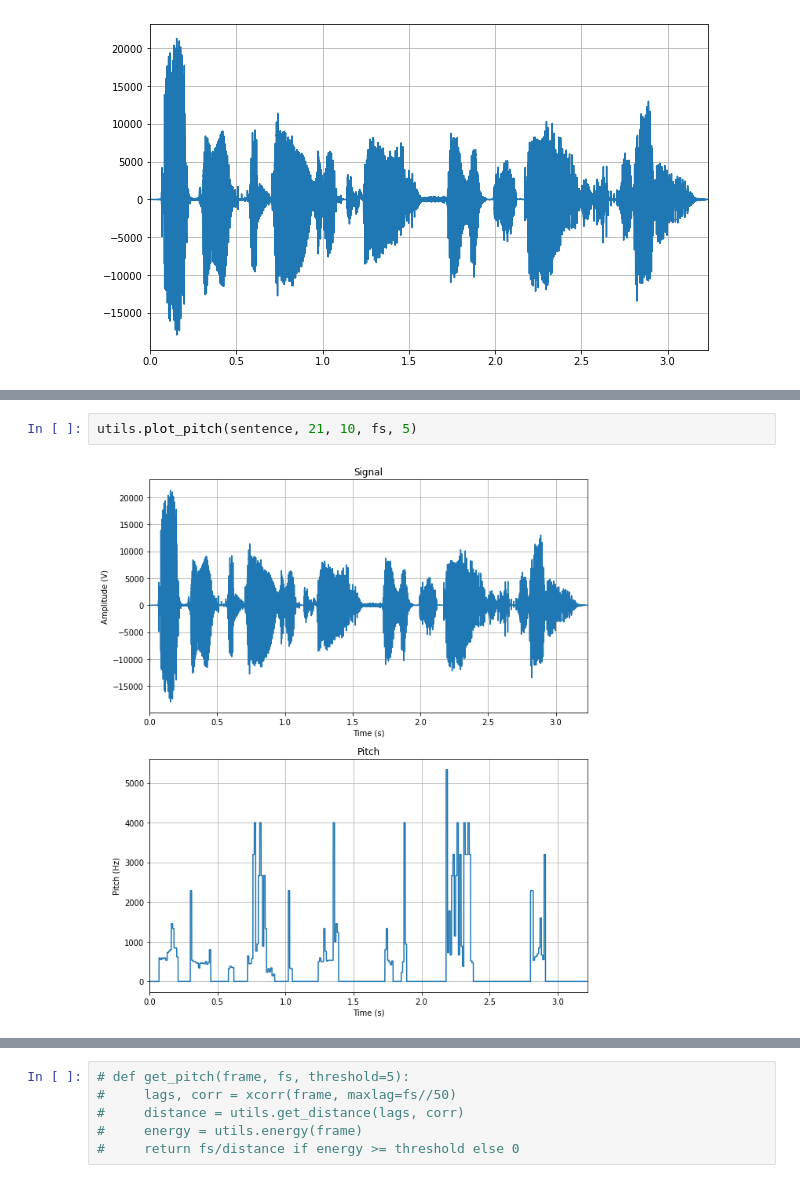
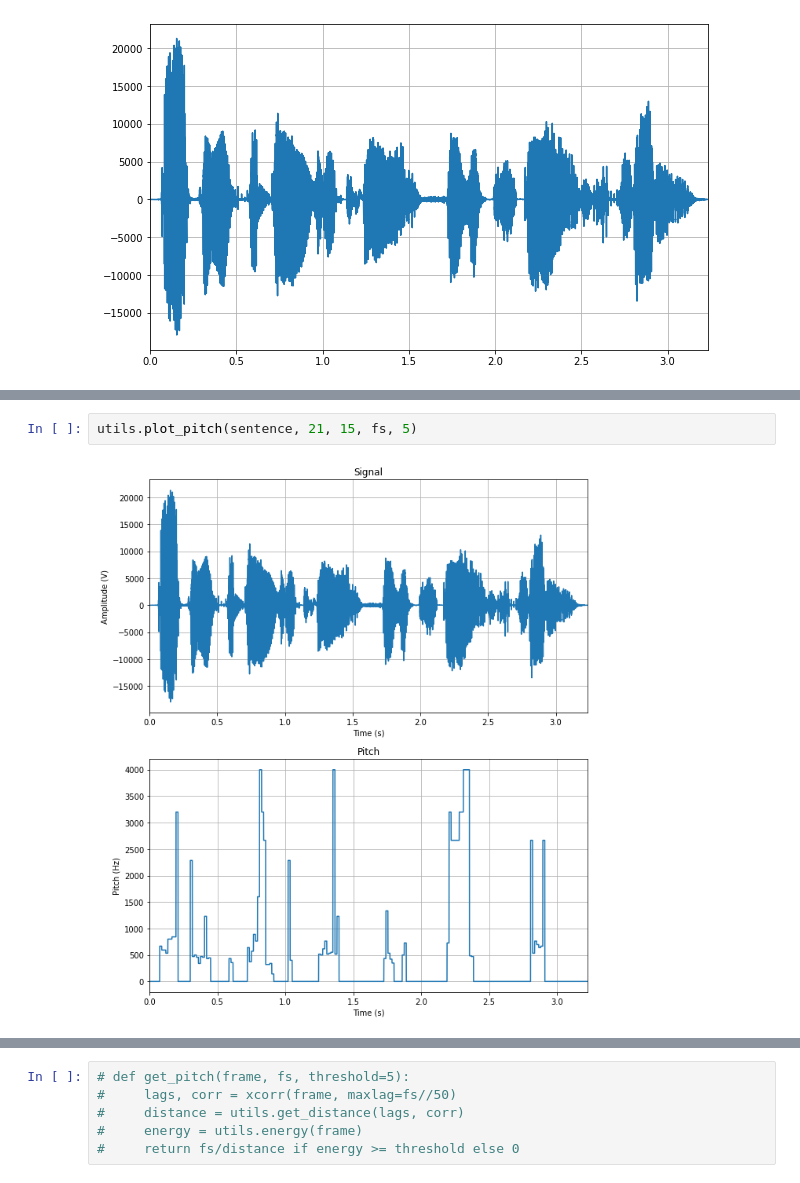
Before and after one commit to lionelGoffaux/signal-project, a Jupyter notebook: labo 2.ipynb, the cells around one changed output, grey strips where cells are left out. Drawn from its saved outputs; the diff is of its cells as text.

Commit message:
plot energy+pitch

```diff
--- a/labo 2.ipynb
+++ b/labo 2.ipynb
@@ -46,4 +79,4 @@ utils.plot_energy(sentence, 21, 10, fs, 5)
 # %%
-utils.plot_pitch(sentence, 21, 10, fs, 5)
+utils.plot_pitch(sentence, 21, 15, fs, 5)
 # %% [output]
-[figure, old version]
+[figure, new version]
```
Also changed, not shown: parts of 8 cells of this notebook, 2 other files.
